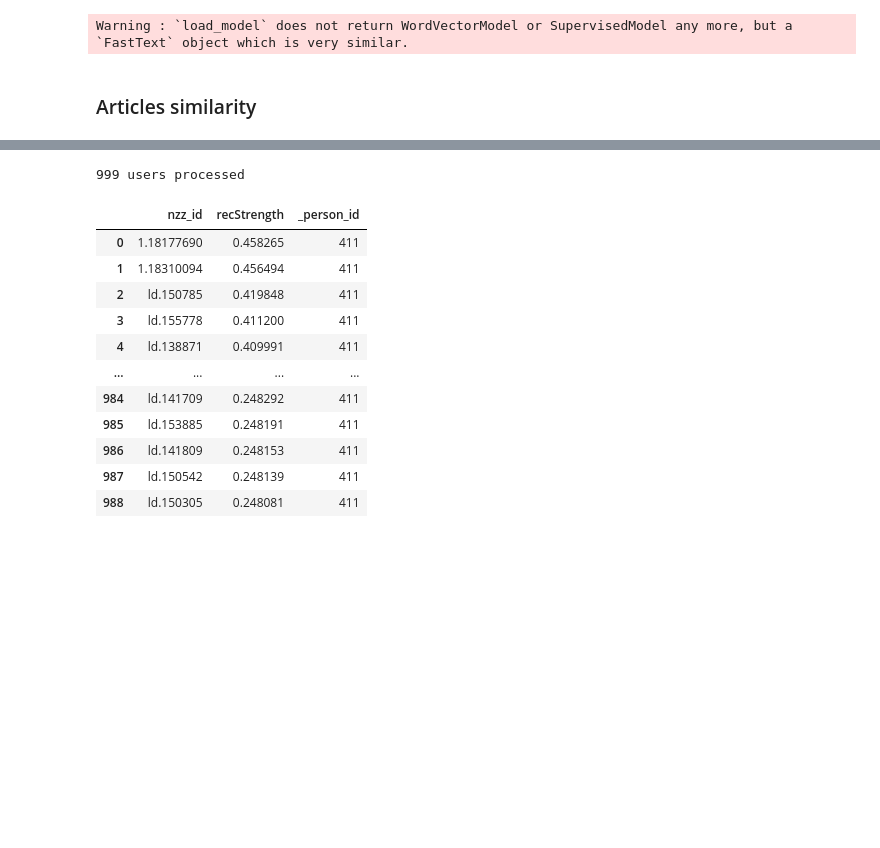
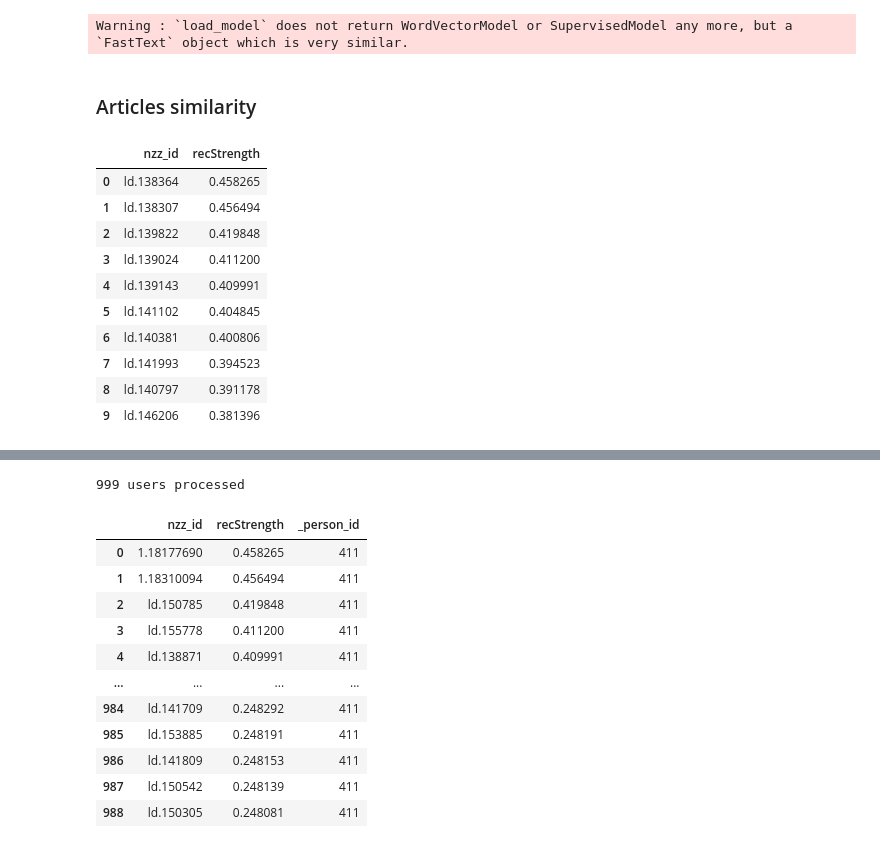
Before and after one commit to amakarewicz/RecommenderSystem, a Jupyter notebook: Agata/articles_similarity_keywords.ipynb, the cells around one changed output, grey strips where cells are left out. Cells and saved outputs as stored; diff of their text form; code cells hidden in the pictures; blank space fills up the shorter version.

```diff
--- a/Agata/articles_similarity_keywords.ipynb
+++ b/Agata/articles_similarity_keywords.ipynb
@@ -177,0 +218,14 @@ model_evaluator = ModelEvaluator([5,10], filter_similar=True, vec_matrix=matrix,
+# %%
+content_based_recommender_model.recommend(411, ignored=[], limit=10, return_list=False)
+# %% [output]
+|  | nzz_id | recStrength |
+| 0 | ld.138364 | 0.458265 |
+| 1 | ld.138307 | 0.456494 |
+| 2 | ld.139822 | 0.419848 |
+| 3 | ld.139024 | 0.411200 |
+| 4 | ld.139143 | 0.409991 |
+| 5 | ld.141102 | 0.404845 |
+| 6 | ld.140381 | 0.400806 |
+| 7 | ld.141993 | 0.394523 |
+| 8 | ld.140797 | 0.391178 |
+| 9 | ld.146206 | 0.381396 |
```
Also changed, not shown: parts of 30 cells of this notebook, 4 other files.
